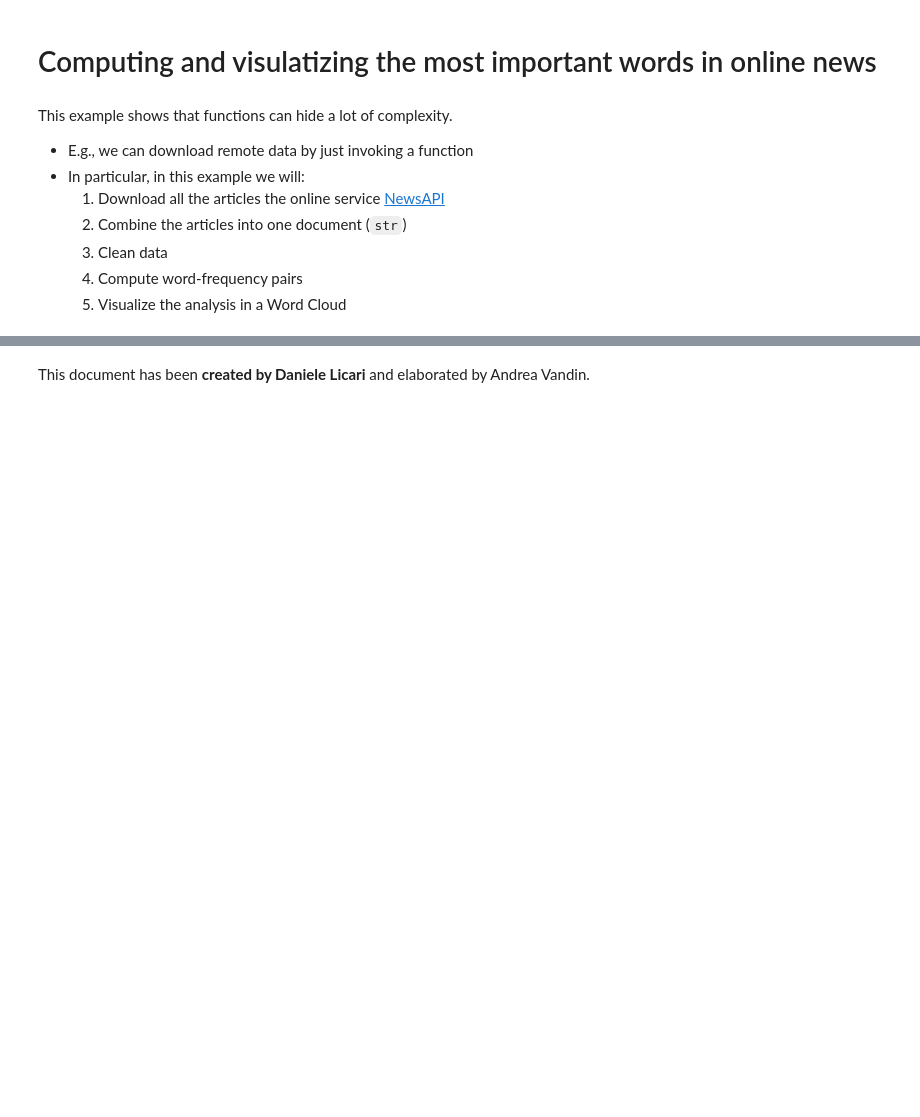
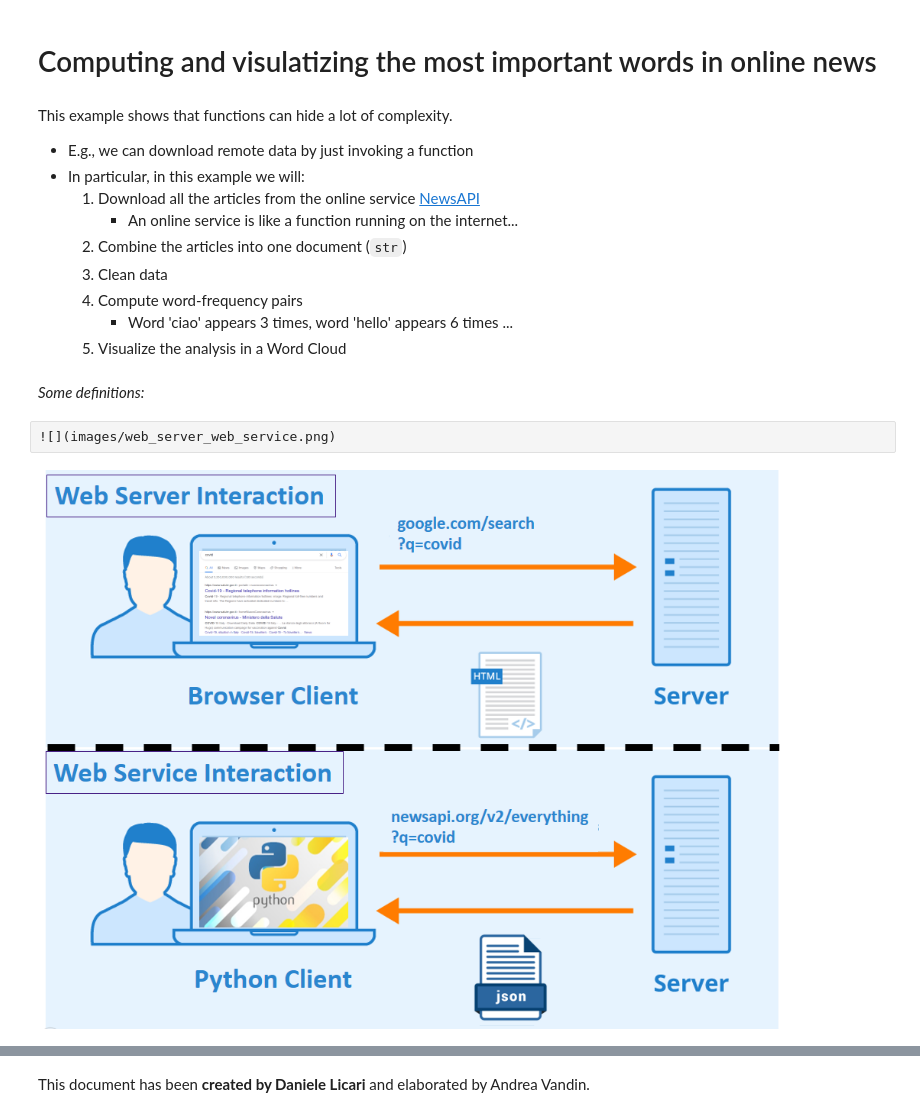
Before and after one commit to EMbeDS-education/StatsAndComputing20222023, a Jupyter notebook: PDAI/jupyter/jupyterNotebooks/05WordCloudCovid.ipynb, the cells around one changed output, grey strips where cells are left out. Saved outputs shown, nothing was run; the diff lists cells and outputs as text; code cells hidden in the pictures; blank space fills up the shorter version.

```diff
--- a/PDAI/jupyter/jupyterNotebooks/05WordCloudCovid.ipynb
+++ b/PDAI/jupyter/jupyterNotebooks/05WordCloudCovid.ipynb
@@ -32,9 +32,22 @@ display(img)
 This example shows that functions can hide a lot of complexity.
 * E.g., we can download remote data by just invoking a function
 * In particular, in this example we will:
-    1.	Download all the articles the online service [NewsAPI](https://newsapi.org/)
-    2.	Combine the articles into one document (`str`)
-    3.	Clean data
-    4.	Compute word-frequency pairs
-    5.	Visualize the analysis in a Word Cloud
+    1. Download all the articles from the online service [NewsAPI](https://newsapi.org/)
+         - An online service is like a function running on the internet...
+    2. Combine the articles into one document (`str`)
+    3. Clean data
+    4. Compute word-frequency pairs
+        - Word 'ciao' appears 3 times, word 'hello' appears 6 times ...
+    5. Visualize the analysis in a Word Cloud
+# %% [markdown]
+*Some definitions:*
+# %% [raw]
+![](images/web_server_web_service.png)
+# %%
+from IPython.display import Image, display
+url_github_repo="https://github.com/EMbeDS-education/StatsAndComputing20222023/raw/main/PDAI/"
+img=Image(url_github_repo+'jupyter/jupyterNotebooks/images/web_server_web_service.png',width=800)
+display(img)
+# %% [output]
+[figure, added]
 # %% [markdown]
```
Also changed, not shown: parts of 28 cells of this notebook.
